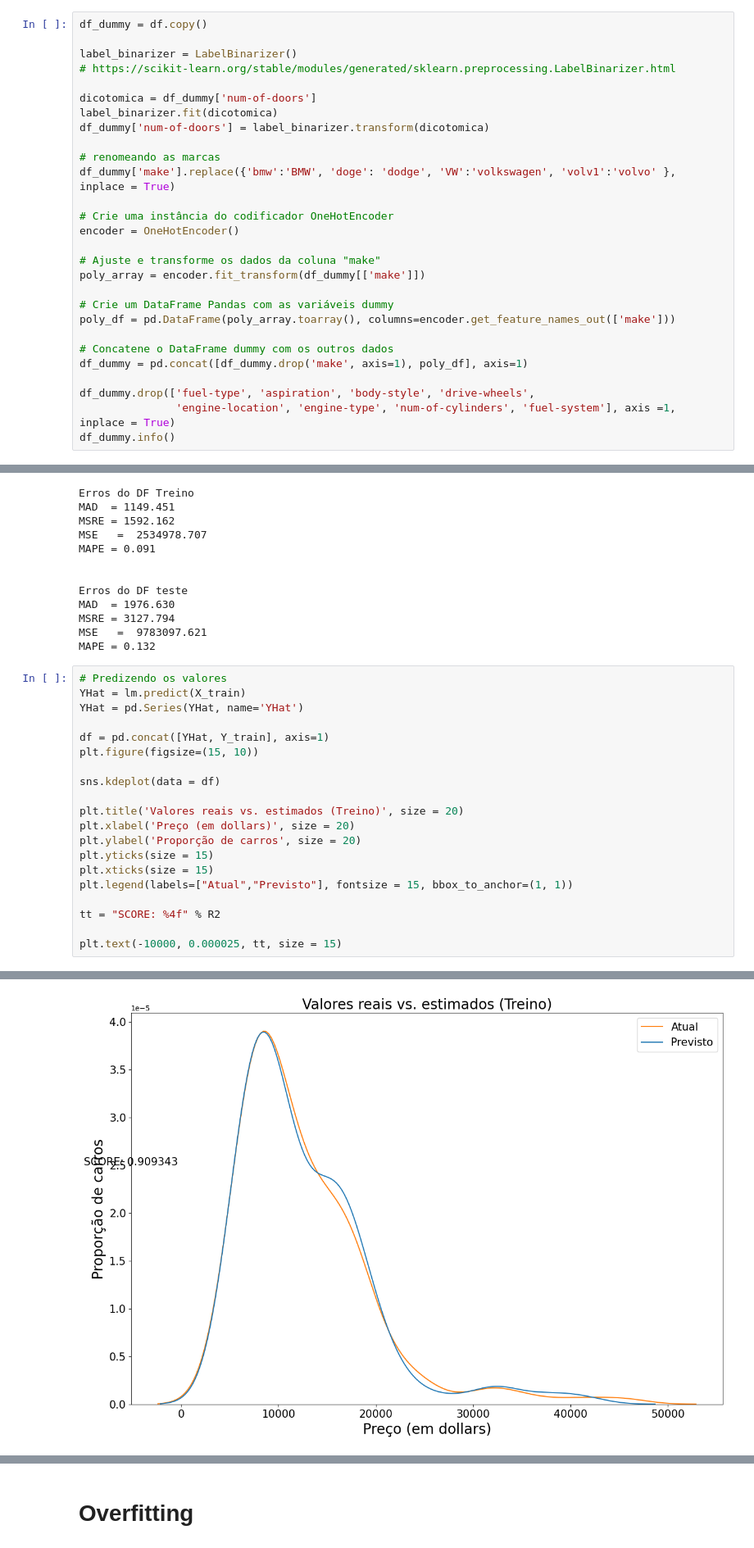
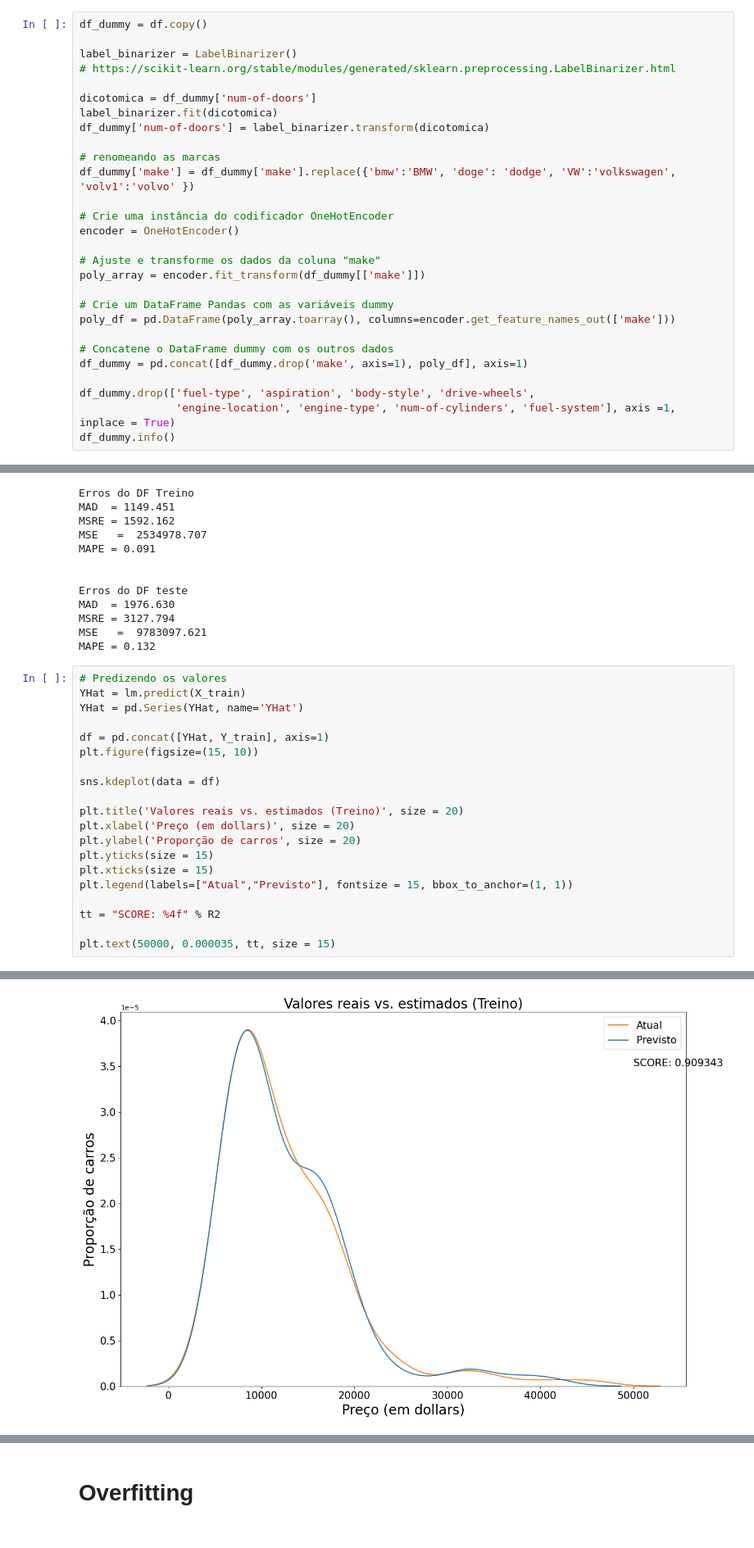
Before and after one commit to EduPekUfpr/PythonProject, a Jupyter notebook: LDS_TrainTestSplit.ipynb, the cells around one changed output, grey strips where cells are left out. Shown at 82% size. Drawn from its saved outputs; the diff is of its cells as text.

```diff
--- a/LDS_TrainTestSplit.ipynb
+++ b/LDS_TrainTestSplit.ipynb
@@ -75,7 +75,7 @@ label_binarizer.fit(dicotomica)
 df_dummy['num-of-doors'] = label_binarizer.transform(dicotomica)
 
 # renomeando as marcas
-df_dummy['make'].replace({'bmw':'BMW', 'doge': 'dodge', 'VW':'volkswagen', 'volv1':'volvo' }, inplace = True)
+df_dummy['make'] = df_dummy['make'].replace({'bmw':'BMW', 'doge': 'dodge', 'VW':'volkswagen', 'volv1':'volvo' })
 
 # Crie uma instância do codificador OneHotEncoder
 encoder = OneHotEncoder()
@@ -230,5 +223,5 @@ plt.legend(labels=["Atual","Previsto"], fontsize = 15, bbox_to_anchor=(1, 1))
 
 tt = "SCORE: %4f" % R2
 
-plt.text(-10000, 0.000025, tt, size = 15)
+plt.text(50000, 0.000035, tt, size = 15)
 # %% [output]
@@ -236,4 +229,4 @@ Text(-10000, 2.5e-05, 'SCORE: 0.909343')
-[figure, old version]
+[figure, new version]
 # %%
 # Predizendo os valores
 YHat = lm.predict(X_test)
```
Also changed, not shown: parts of 5 cells of this notebook, 3 other files.
